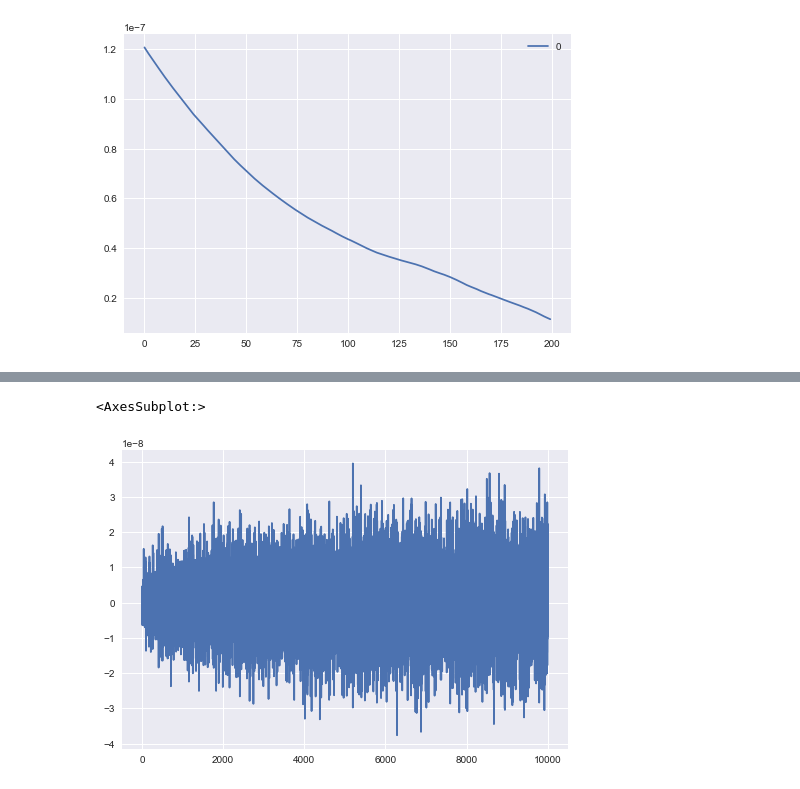
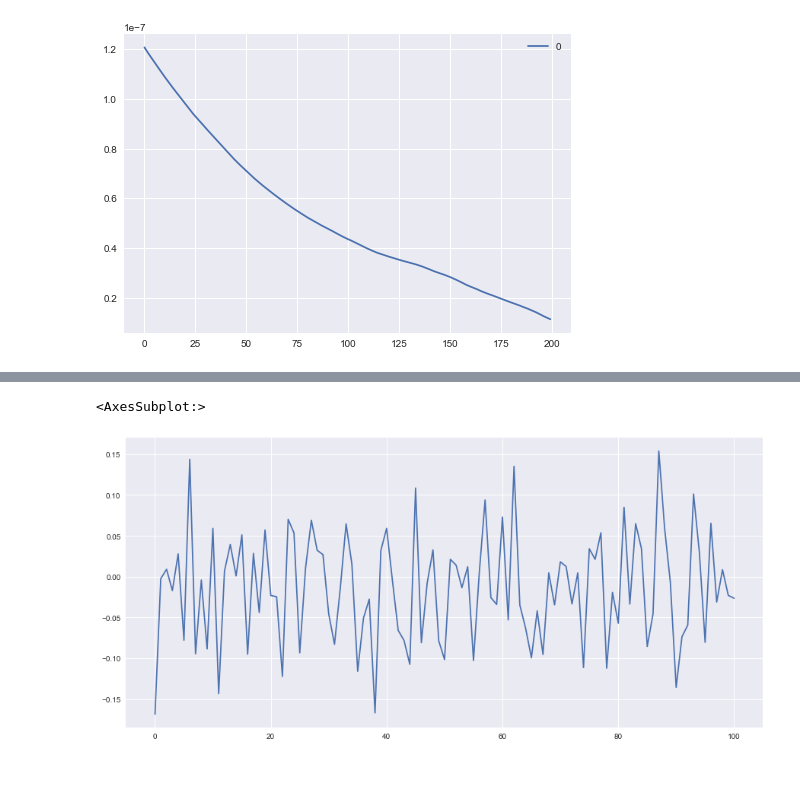
Before and after one commit to edoardoluna/EC-CC-PDE-Model, a Jupyter notebook: stoch_pde.ipynb, the cells around one changed output, grey strips where cells are left out. Saved outputs shown, nothing was run; the diff lists cells and outputs as text; code cells hidden in the pictures.

```diff
--- a/stoch_pde.ipynb
+++ b/stoch_pde.ipynb
@@ -177,5 +183,8 @@ noise_term
 # %%
-div.plot()
+plt.figure(figsize=(15,7))
+noise_term.iloc[0].plot()
+#noise_term.iloc[5].plot()
+#noise_term.iloc[10].plot()
 # %% [output]
 <AxesSubplot:>
-[figure, old version]
+[figure, new version]
```
Also changed, not shown: parts of 14 cells of this notebook, 1 other file.
